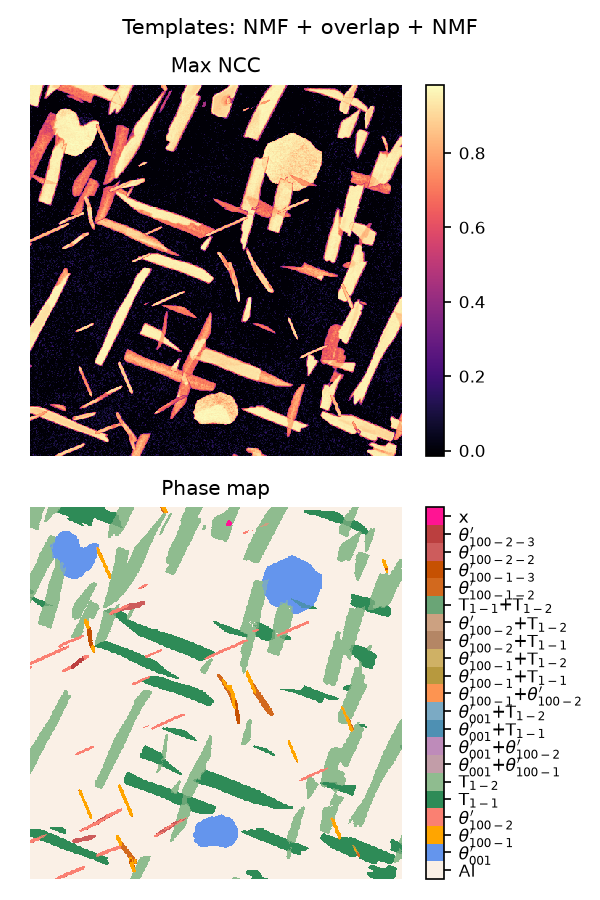
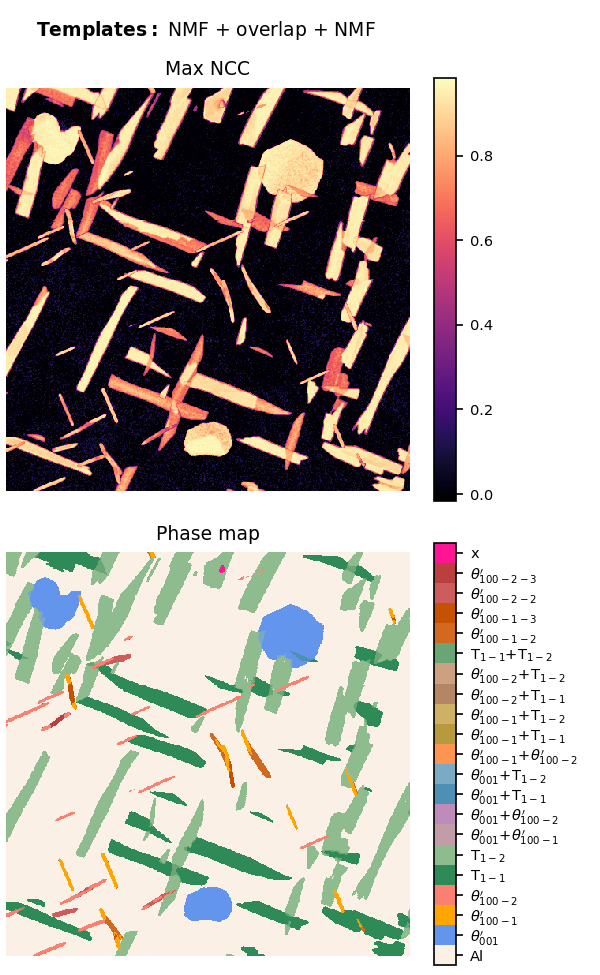
The notebook cell's code change between the first figure and the second:
--- before
+++ after
@@ -1,19 +1,20 @@
 # | label: app:advanced_phase_map_widget
-fig = plt.figure(layout='tight', figsize=(4, 6))
+fig = plt.figure(layout='tight', figsize=(4, 6.5))
 
-ax, ax1 = fig.subplots(2, 1)
+ax, ax1 = fig.subplots(2, 1, gridspec_kw={'hspace': 0.1, 'left': 0.01, 'right': 0.85, 'bottom': 0.01, 'top': 0.92})
 ax.axis('off')
-n_ax = ax.imshow(max_nccs[2].data, cmap='magma', interpolation='none')
-ax.set_title('Max NCC')
+n_ax = ax.imshow(max_nccs[2], cmap='magma', interpolation='none')
+ax.set_title('Max NCC', fontsize=9)
 n_cbar = fig.colorbar(n_ax)
+n_cbar.ax.tick_params(labelsize=7)
 
 i = 2
 ax1.axis('off')
-p_ax = ax1.imshow(phase_maps[i].data, cmap=cmaps[i], interpolation='none')
-ax1.set_title('Phase map')
+p_ax = ax1.imshow(phase_maps[i], cmap=cmaps[i], interpolation='none')
+ax1.set_title('Phase map', fontsize=9)
 cbar = fig.colorbar(p_ax)
 yticks = np.linspace(*cbar.ax.get_ylim(), cmap_all.N+1)[:-1]
 yticks += (yticks[1] - yticks[0]) / 2
-cbar.set_ticks(yticks, labels=namess[i])
+cbar.set_ticks(yticks, labels=namess[i], fontsize=7)
 plt.axis('off')
 
@@ -25,5 +26,5 @@
 
 templates = ['NMF', 'NMF + overlap', 'NMF + overlap + NMF', 'NMF + overlap + clustering']
-fig.suptitle('Templates: ' + templates[i], fontsize=10)
+fig.suptitle(r'$\bf{Templates:}$ ' + templates[i], fontsize=9, x=0.06, ha='left')
 
 def update_plot(change):
@@ -36,12 +37,12 @@
     elif change['new'] == 'NMF + overlap + clustering':
         i = 3   
-    fig.suptitle('Templates: ' + templates[i], fontsize=10)
-    n_ax.set_data(max_nccs[i].data)
-    n_ax.set_clim([np.min(max_nccs[i].data), np.max(max_nccs[i].data)])
+    fig.suptitle(r'$\bf{Templates:}$ ' + templates[i], fontsize=9, x=0.06, ha='left')
+    n_ax.set_data(max_nccs[i])
+    n_ax.set_clim([np.min(max_nccs[i]), np.max(max_nccs[i])])
     n_cbar.update_normal(n_ax)
         
-    p_ax.set_data(phase_maps[i].data)
+    p_ax.set_data(phase_maps[i])
     p_ax.set_cmap(cmaps[i])
-    p_ax.set_clim([-1, np.max(phase_maps[i].data)])
+    p_ax.set_clim([-1, np.max(phase_maps[i])])
     cbar.update_normal(p_ax)
     yticks = np.linspace(*cbar.ax.get_ylim(), cmaps[i].N+1)[:-1]

Commit: Adjust figure sizes and remove hyperspy from notebooks and data files.